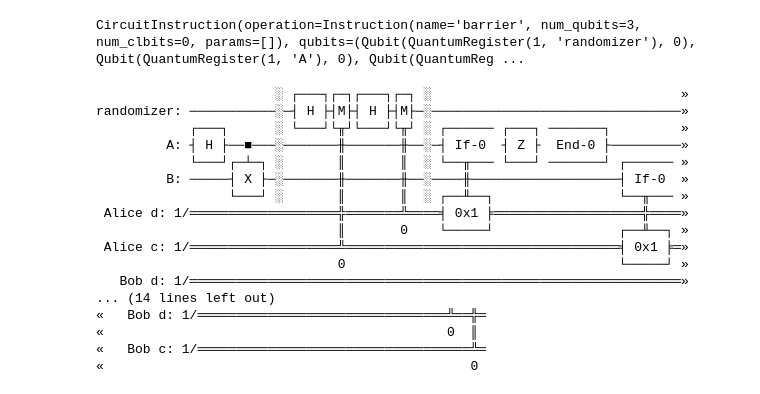
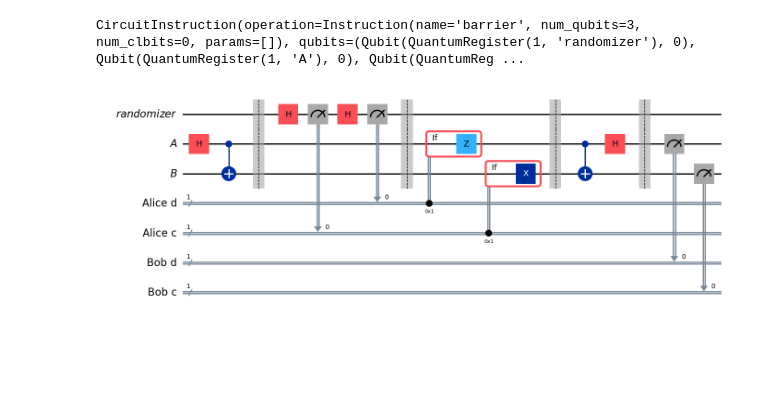
Before and after one commit to Guhan2348519/QC_LAB, a Jupyter notebook: 2348519_QC_Lab6.ipynb, the cells around one changed output. Cells and saved outputs as stored; diff of their text form; code cells hidden in the pictures; blank space fills up the shorter version.

```diff
--- a/2348519_QC_Lab6.ipynb
+++ b/2348519_QC_Lab6.ipynb
@@ -141,30 +139,14 @@ CircuitInstruction(operation=Instruction(name='barrier', num_qubits=3, num_clbit
 # %%
 #Bob's actions
 test.cx(ebit0,ebit1)
 test.h(ebit0)
 test.barrier()
 Bob_c=ClassicalRegister(1, "Bob c")
 Bob_d=ClassicalRegister(1, "Bob d")
 test.add_register(Bob_d)
 test.add_register(Bob_c)
 test.measure(ebit0, Bob_d)
 test.measure(ebit1, Bob_c)
-display(test.draw(output='text'))
+circuit_drawer(test, output='mpl')
 # %% [output]
-                       ░ ┌───┐┌─┐┌───┐┌─┐ ░                                »
-randomizer: ───────────░─┤ H ├┤M├┤ H ├┤M├─░────────────────────────────────»
-            ┌───┐      ░ └───┘└╥┘└───┘└╥┘ ░ ┌────── ┌───┐ ───────┐         »
-         A: ┤ H ├──■───░───────╫───────╫──░─┤ If-0  ┤ Z ├  End-0 ├─────────»
-            └───┘┌─┴─┐ ░       ║       ║  ░ └──╥─── └───┘ ───────┘ ┌────── »
-         B: ─────┤ X ├─░───────╫───────╫──░────╫───────────────────┤ If-0  »
-                 └───┘ ░       ║       ║  ░ ┌──╨──┐                └──╥─── »
- Alice d: 1/═══════════════════╬═══════╩════╡ 0x1 ╞═══════════════════╬════»
-                               ║       0    └─────┘                ┌──╨──┐ »
- Alice c: 1/═══════════════════╩═══════════════════════════════════╡ 0x1 ╞═»
-                               0                                   └─────┘ »
-   Bob d: 1/═══════════════════════════════════════════════════════════════»
-... (14 lines left out)
-«   Bob d: 1/════════════════════════════════╩══╬═
-«                                            0  ║
-«   Bob c: 1/═══════════════════════════════════╩═
-«                                               0
+[figure, added]
```
Also changed, not shown: parts of 10 cells of this notebook.
